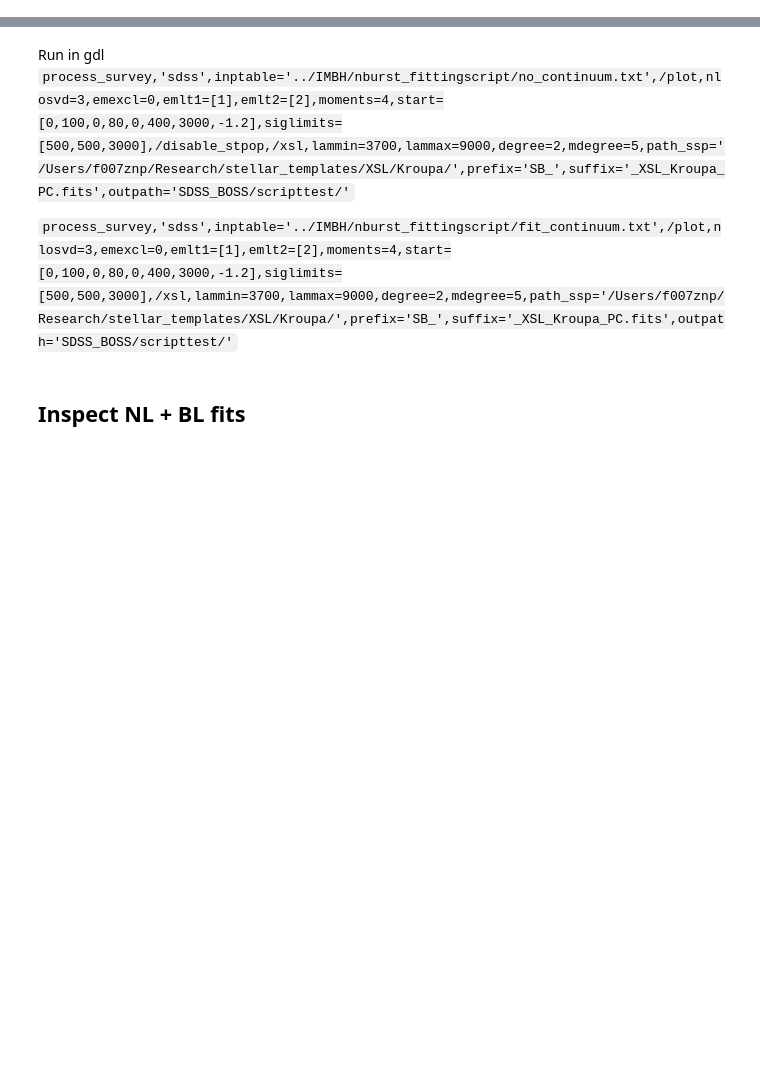
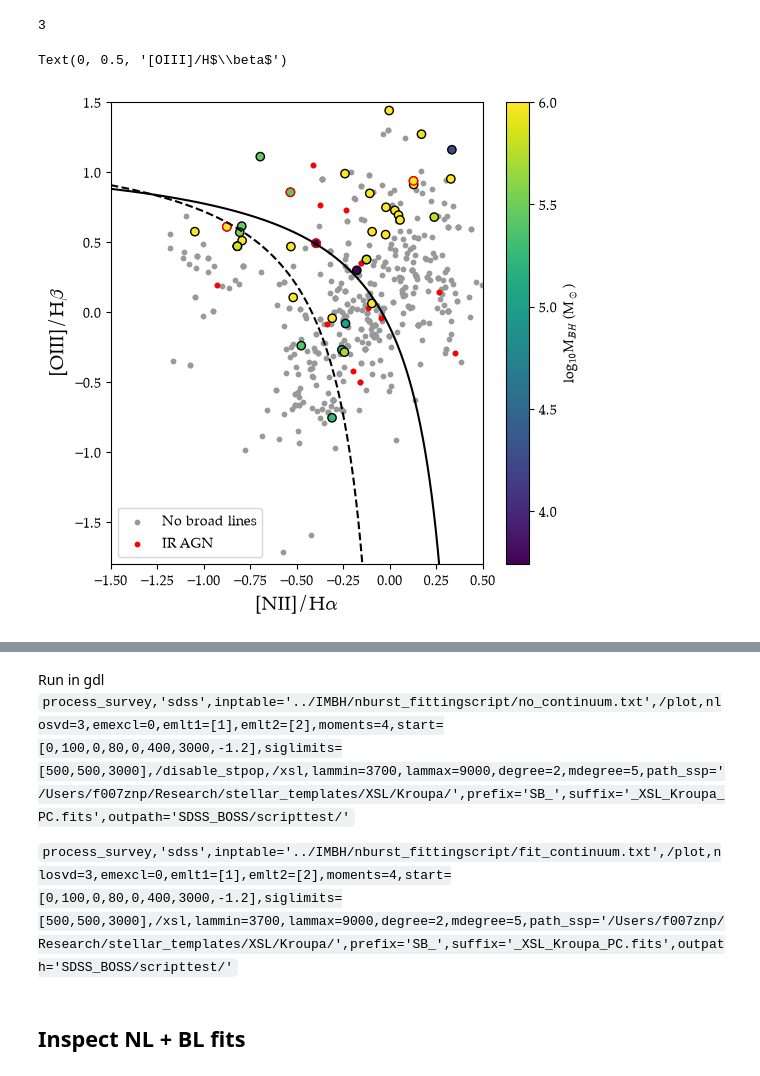
Before and after one commit to cassiemetzger/nburst_fittingscript, a Jupyter notebook: script_proto.ipynb, the cells around one changed output, grey strips where cells are left out. Saved outputs shown, nothing was run; the diff lists cells and outputs as text; code cells hidden in the pictures; blank space fills up the shorter version.

```diff
--- a/script_proto.ipynb
+++ b/script_proto.ipynb
@@ -10,0 +275,2 @@ from scipy.ndimage import gaussian_filter1d
+# %%
+subset = Table(imbh[:len(t)])
@@ -10,0 +381,45 @@ from scipy.ndimage import gaussian_filter1d
+# %%
+m =[True if file != 'None' and file not in exclude else False for file in t['nburst_file']]
+t_fit = t[m]
+imbh_fit = subset[m]
+# %%
+x,y, mbh = calc_bpt_ratios(t_fit)
+# %%
+x = np.asarray(x)
+y = np.asarray(y)
+mbh = np.asarray(mbh)
+# %%
+fig, ax = plt.subplots(1,1,figsize = (6,6))
+#x_sdss = np.log10(hdu[1].data['NII6584_1']/hdu[1].data['HALPHA_1'])
+#y_sdss = np.log10(hdu[1].data['OIII5007_1']/hdu[1].data['HBETA_1'])
+#ax.hexbin(x_sdss,y_sdss, cmap = 'Greys', bins = 5, mincnt = 1)
+xspace = np.linspace(-1.5, 0.4, 500)
+kewley2001 = 0.61/(xspace - 0.47) + 1.19
+ax.plot(xspace, kewley2001, color = 'k')
+xspace = np.linspace(-1.5, 0, 500)
+kaufmann = 0.61/(xspace - 0.05) + 1.3
+ax.plot(xspace, kaufmann, c = 'k', ls = '--')
+m = np.isnan(mbh)
+x = np.asarray(x)
+y = np.asarray(y)
+ax.scatter(x[m], y[m], c = '0.6', s=10, label = 'No broad lines')
+m = (imbh_fit['ir_agn'] =='True') & np.isnan(mbh)
+ax.scatter(x[m], y[m], color = 'red', s = 10, label = "IR AGN")
+m = mbh > 0
+c = ax.scatter(x[m],y[m], c = np.log10(mbh[m]), edgecolor = 'k', vmax = 6)
+cbar=plt.colorbar(c, ax =ax)
+m = (mbh > 0) & (imbh_fit['ir_agn'] =='True')
+ax.scatter(x[m], y[m],  c = np.log10(mbh[m]), edgecolor = 'red', vmax = 6)
+cbar.set_label(r"log$_{10}$M$_{BH}$ (M$_\odot$)")
+ax.set_xlim(-1.5,0.5)
+ax.set_ylim(-1.8,1.5)
+m = (imbh_fit['ir_agn'] =='True') & (x>0.61/(x - 0.47) + 1.19)
+print(len(x[m]))
+plt.legend()
+ax.set_xlabel(r"[NII]/H$\alpha$", fontsize = 14 )
+ax.set_ylabel(r"[OIII]/H$\beta$", fontsize = 14 )
+#plt.savefig("../nice_plots/prelim_bpt2.pdf", dpi = 300, format = 'pdf')
+# %% [output]
+3
+Text(0, 0.5, '[OIII]/H$\\beta$')
+[figure, added]
```
Also changed, not shown: parts of 71 cells of this notebook, 24 other files.
